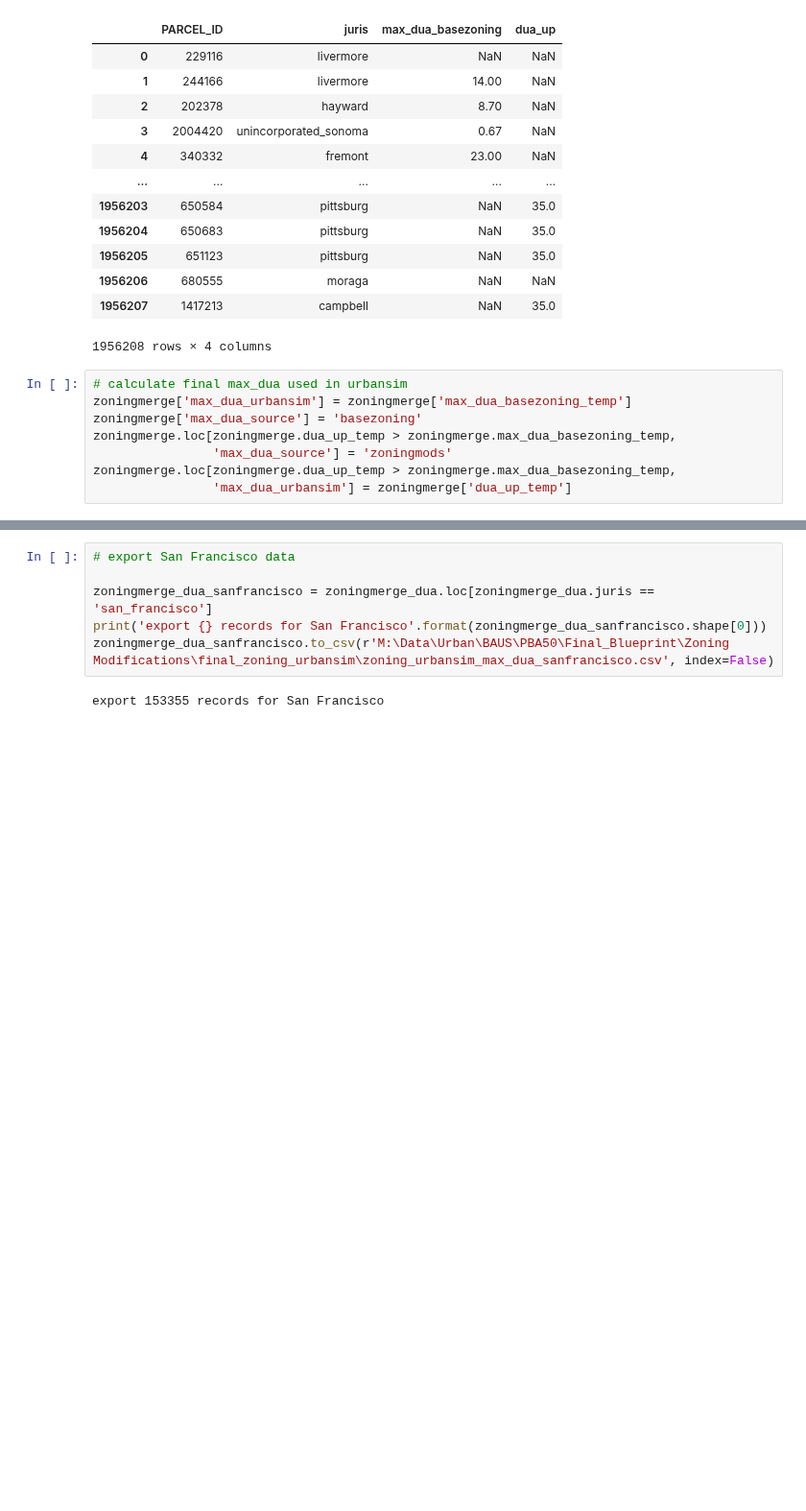
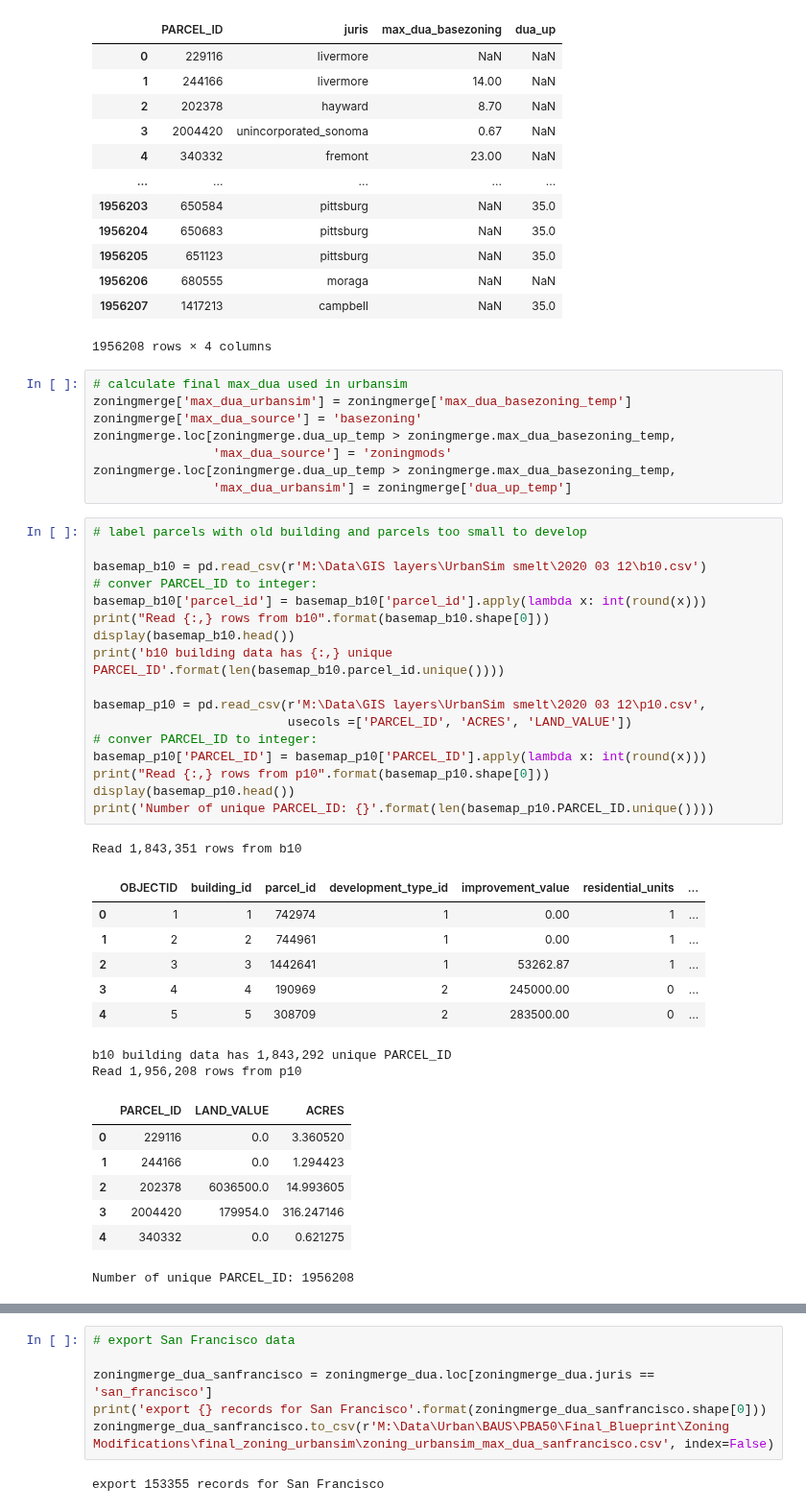
Before and after one commit to BayAreaMetro/petrale, a Jupyter notebook: policies/plu/final_mix_zoning.ipynb, the cells around one changed output, grey strips where cells are left out. Shown at 96% size. Saved outputs shown, nothing was run; the diff lists cells and outputs as text; blank space fills up the shorter version.

```diff
--- a/policies/plu/final_mix_zoning.ipynb
+++ b/policies/plu/final_mix_zoning.ipynb
@@ -89,3 +89,37 @@ zoningmerge.loc[zoningmerge.dua_up_temp > zoningmerge.max_dua_basezoning_temp,
                 'max_dua_source'] = 'zoningmods'
 zoningmerge.loc[zoningmerge.dua_up_temp > zoningmerge.max_dua_basezoning_temp,
                 'max_dua_urbansim'] = zoningmerge['dua_up_temp']
+# %%
+# label parcels with old building and parcels too small to develop
+
+basemap_b10 = pd.read_csv(r'M:\Data\GIS layers\UrbanSim smelt\2020 03 12\b10.csv')
+# conver PARCEL_ID to integer:
+basemap_b10['parcel_id'] = basemap_b10['parcel_id'].apply(lambda x: int(round(x)))
+print("Read {:,} rows from b10".format(basemap_b10.shape[0]))
+display(basemap_b10.head())
+print('b10 building data has {:,} unique PARCEL_ID'.format(len(basemap_b10.parcel_id.unique())))
+
+basemap_p10 = pd.read_csv(r'M:\Data\GIS layers\UrbanSim smelt\2020 03 12\p10.csv',
+                          usecols =['PARCEL_ID', 'ACRES', 'LAND_VALUE'])
+# conver PARCEL_ID to integer:
+basemap_p10['PARCEL_ID'] = basemap_p10['PARCEL_ID'].apply(lambda x: int(round(x)))
+print("Read {:,} rows from p10".format(basemap_p10.shape[0]))
+display(basemap_p10.head())
+print('Number of unique PARCEL_ID: {}'.format(len(basemap_p10.PARCEL_ID.unique())))
+# %% [output]
+Read 1,843,351 rows from b10
+|  | OBJECTID | building_id | parcel_id | development_type_id | improvement_value | residential_units | ... |
+| 0 | 1 | 1 | 742974 | 1 | 0.00 | 1 | ... |
+| 1 | 2 | 2 | 744961 | 1 | 0.00 | 1 | ... |
+| 2 | 3 | 3 | 1442641 | 1 | 53262.87 | 1 | ... |
+| 3 | 4 | 4 | 190969 | 2 | 245000.00 | 0 | ... |
+| 4 | 5 | 5 | 308709 | 2 | 283500.00 | 0 | ... |
+b10 building data has 1,843,292 unique PARCEL_ID
+Read 1,956,208 rows from p10
+|  | PARCEL_ID | LAND_VALUE | ACRES |
+| 0 | 229116 | 0.0 | 3.360520 |
+| 1 | 244166 | 0.0 | 1.294423 |
+| 2 | 202378 | 6036500.0 | 14.993605 |
+| 3 | 2004420 | 179954.0 | 316.247146 |
+| 4 | 340332 | 0.0 | 0.621275 |
+Number of unique PARCEL_ID: 1956208
```
Also changed, not shown: parts of 4 cells of this notebook.
